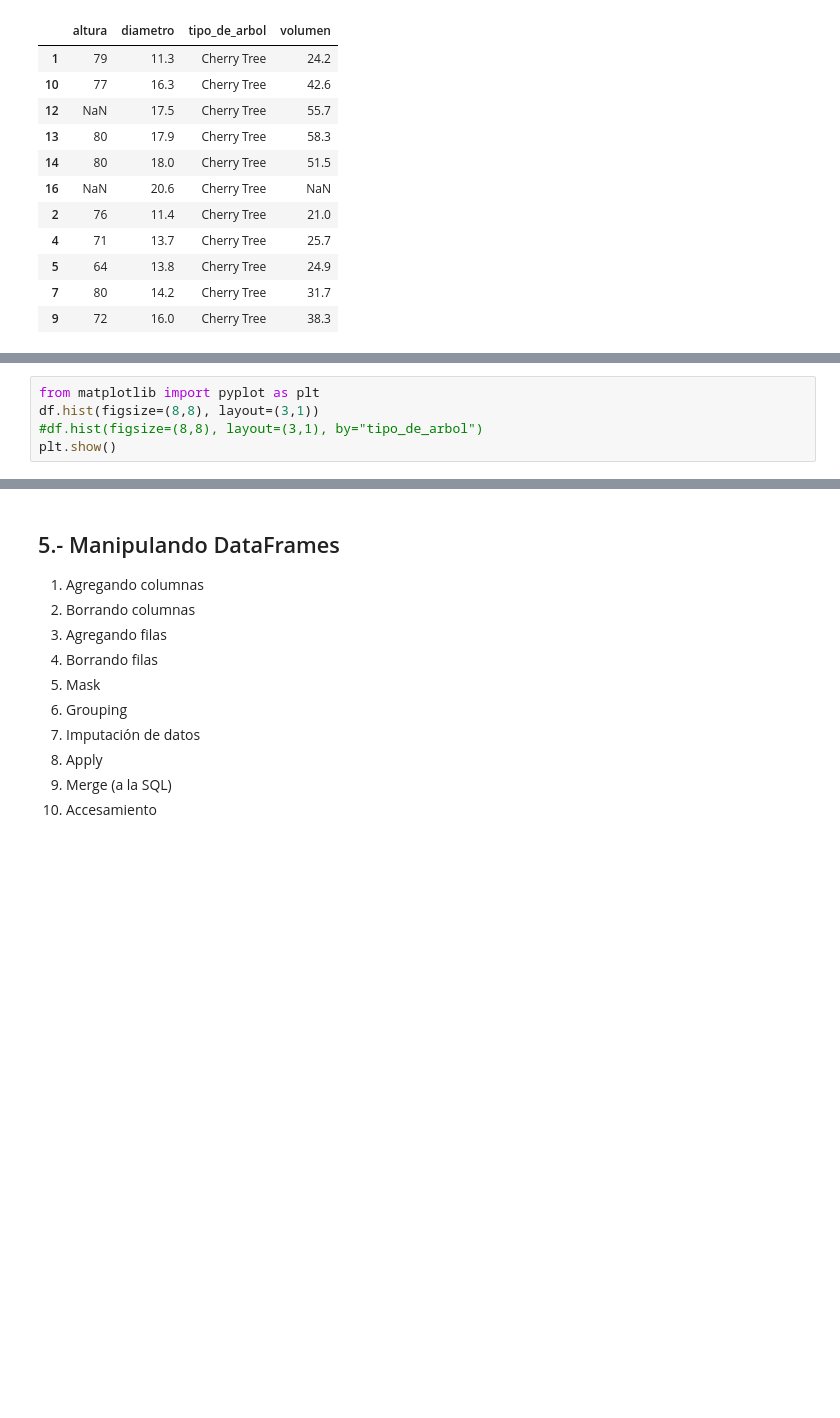
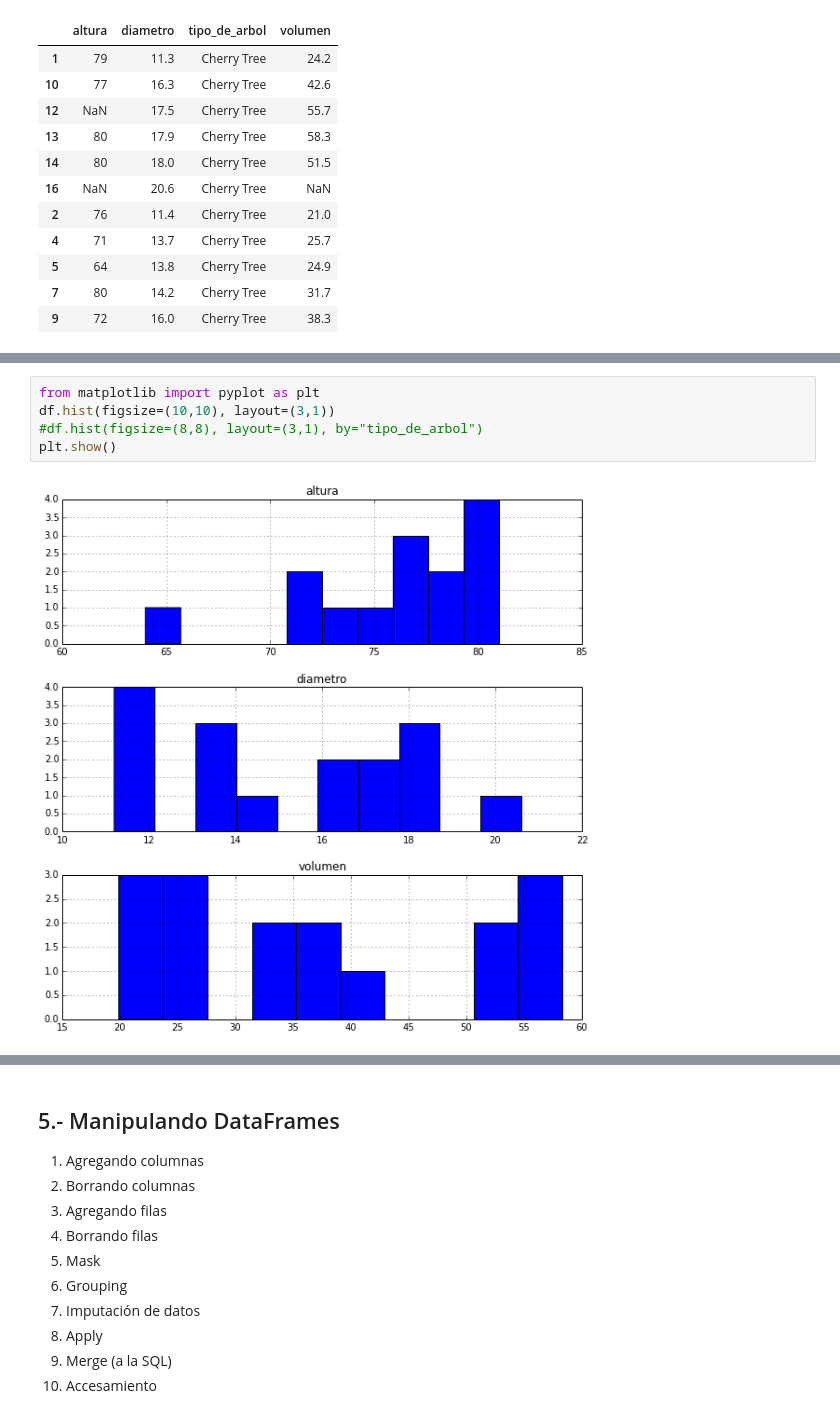
Before and after one commit to usantamaria/ipynb_para_docencia, a Jupyter notebook: 09_libreria_pandas/pandas.ipynb, the cells around one changed output, grey strips where cells are left out. Cells and saved outputs as stored; diff of their text form; blank space fills up the shorter version.

```diff
--- a/09_libreria_pandas/pandas.ipynb
+++ b/09_libreria_pandas/pandas.ipynb
@@ -277,7 +430,9 @@ df.describe()
 # %%
 from matplotlib import pyplot as plt
-df.hist(figsize=(8,8), layout=(3,1))
+df.hist(figsize=(10,10), layout=(3,1))
 #df.hist(figsize=(8,8), layout=(3,1), by="tipo_de_arbol")
 plt.show()
+# %% [output]
+[figure, added]
 # %%
 from matplotlib import pyplot as plt
```
Also changed, not shown: parts of 110 cells of this notebook.
